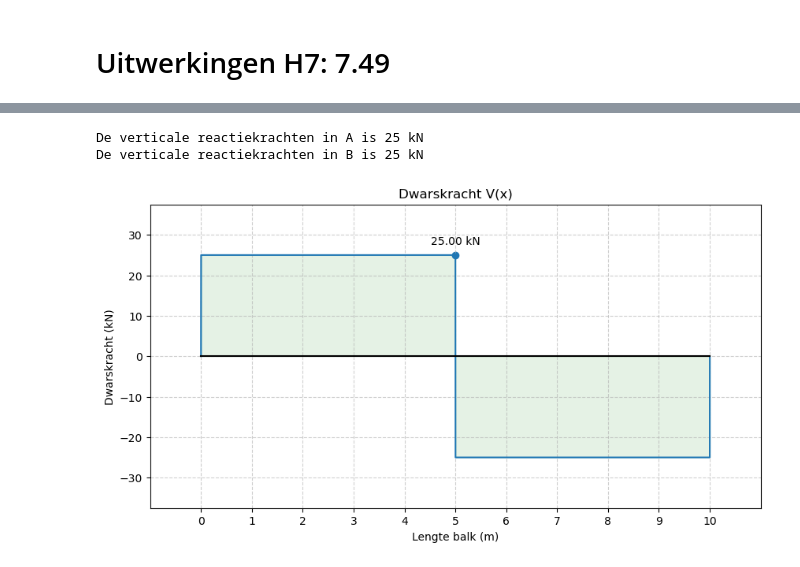
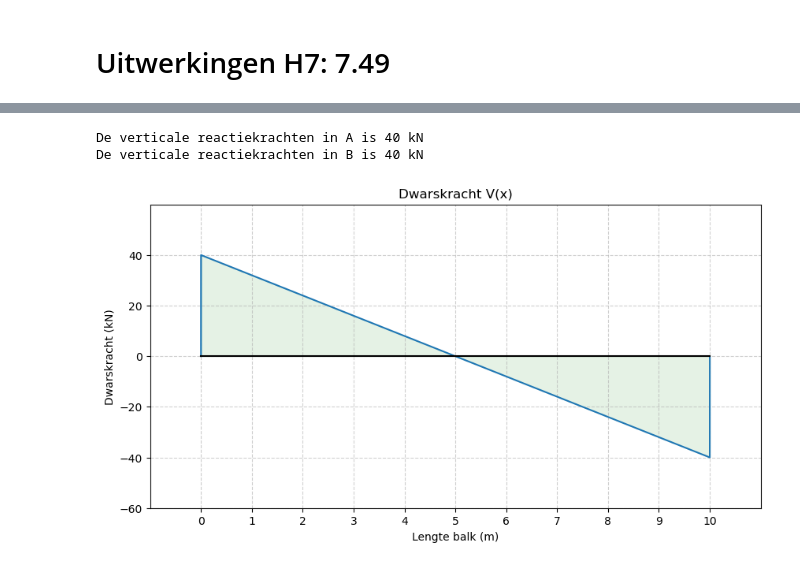
Before and after one commit to RaoulTj/Mechanica1, a Jupyter notebook: book/H1/OpgaveF7_6.ipynb, the cells around one changed output, grey strips where cells are left out. Saved outputs shown, nothing was run; the diff lists cells and outputs as text; code cells hidden in the pictures.

```diff
--- a/book/H1/OpgaveF7_6.ipynb
+++ b/book/H1/OpgaveF7_6.ipynb
@@ -13,8 +7,23 @@ verdeeldeBelasting = np.array([[]])  # [start position (m), end position (m), ma
 # %%
-lengteBalk = 10.0     # lengte van de balk [m]
+puntlasten = np.array([[]])  # [position (m), magnitude (kN)]
+koppel = np.array([[]])  # [position (m), magnitude (kNm)]
+verdeeldeBelasting = np.array([[]])  # [start position (m), end position (m), magnitude (kN/m)]
+
+lengteBalk = 10    # lengte van de balk [m]
 A = 0         # positie oplegging A (rol) [m]
 B = 10        # positie oplegging B (scharnier) [m]
 
-puntlasten = np.array([ [5, 0, -50] ])  # [position (m), magnitude (kN)]
-#koppel = np.array([[5, 50]])  # [position (m), magnitude (kNm)]
-#verdeeldeBelasting = np.array([[0, 10, -10]])  # [start position (m), end position (m), magnitude (kN/m)]
+#puntlasten = np.array([ [3, 0, -50] ])  # [position (m), magnitude (kN)]
+#koppel = np.array([[3, 50]])  # [position (m), magnitude (kNm)]
+verdeeldeBelasting = np.array([[0, 10, -8]])  # [start position (m), end position (m), magnitude (kN/m)]
+
+divs = 10000  # aantal deelstukken voor de balk
+dx = lengteBalk / divs  # lengte van een deelstuk [m]
+X = np.arange(0, lengteBalk + 2*dx, dx)  # x-coordinaten van de deelstukken [m]
+nPL = len(puntlasten[0])  # aantal puntlasten
+nPM = len(koppel[0])  # aantal puntmomenten
+nVB = len(verdeeldeBelasting[0])  # aantal verdeelde lasten
+
+reactieKrachten = np.array([0,0,0])  # [Va (kN), Ha (kN), Vb (kN)]
+shearForce = np.empty([0,len(X)])  # schuifkracht langs de balk [kN]
+bendingMoment = np.empty([0,len(X)])  # buigend moment langs de balk [k
@@ -223,8 +219,8 @@ if (nVB > 0):
 print ("De verticale reactiekrachten in A is {one} kN".format(one= round(reactieKrachten[0],2) ))
 print ("De verticale reactiekrachten in B is {one} kN".format(one= round(reactieKrachten[2],2) ))
 # %% [output]
-De verticale reactiekrachten in A is 25 kN
-De verticale reactiekrachten in B is 25 kN
+De verticale reactiekrachten in A is 40 kN
+De verticale reactiekrachten in B is 40 kN
 # %%
 import plotly as py
 import plotly.graph_objects as go
@@ -264,52 +260,34 @@ plt.figure(figsize=(10, 5))
 
 # Dwarsekrachtlijn tekenen
 plt.plot(X, np.sum(shearForce, axis=0), label="Dwarskracht (kN)")
 
 # Opvullen onder de lijn
 plt.fill_between(X, np.sum(shearForce, axis=0), color='green', alpha=0.1)
 
 # Horizontale as alleen van x = 0 tot x = lengteBalk
 plt.plot([0, lengteBalk], [0, 0], color='black')
 
-# --- PUNTLAST LOCATIE ---
-x_puntlast = puntlasten[0,0]  # voorbeeld: puntlast op 3 meter
-
-# dwarskracht op die x (interpoleren tussen je punten)
-y_puntlast = np.interp(x_puntlast, X, np.sum(shearForce, axis=0))
-
-# Punt tekenen
-plt.scatter(x_puntlast, y_puntlast)
-
-# Label erbij
-plt.annotate(
-    f"{y_puntlast:.2f} kN",
-    xy=(x_puntlast, y_puntlast),
-    xytext=(0, 10),              # 10 punten omhoog verschoven
-    textcoords="offset points",
-    ha="center",
-    #arrowprops=dict(arrowstyle="->")
-)
 
 # Titels en labels
 plt.title("Dwarskracht V(x)")
 plt.xlabel("Lengte balk (m)")
 plt.ylabel("Dwarskracht (kN)")
 
 # x-as bereik zoals in Plotly
 plt.xlim(-1, lengteBalk + 1)
 
 # x-as bereik zoals in Plotly
 plt.ylim(1.5*min(np.sum(shearForce, axis=0)), 1.5*max(np.sum(shearForce, axis=0)) )
 
 # x-ticks op elke meter
 plt.xticks(np.arange(0, lengteBalk + 1, 1))
 
 # **Grid met stippellijnen**
 plt.grid(True, linestyle='--', alpha=0.6)
 
 plt.show()
 # %% [output]
-[figure, old version]
+[figure, new version]
 # %%
 import matplotlib.pyplot as plt
 import numpy as np
```
Also changed, not shown: parts of 15 cells of this notebook.
